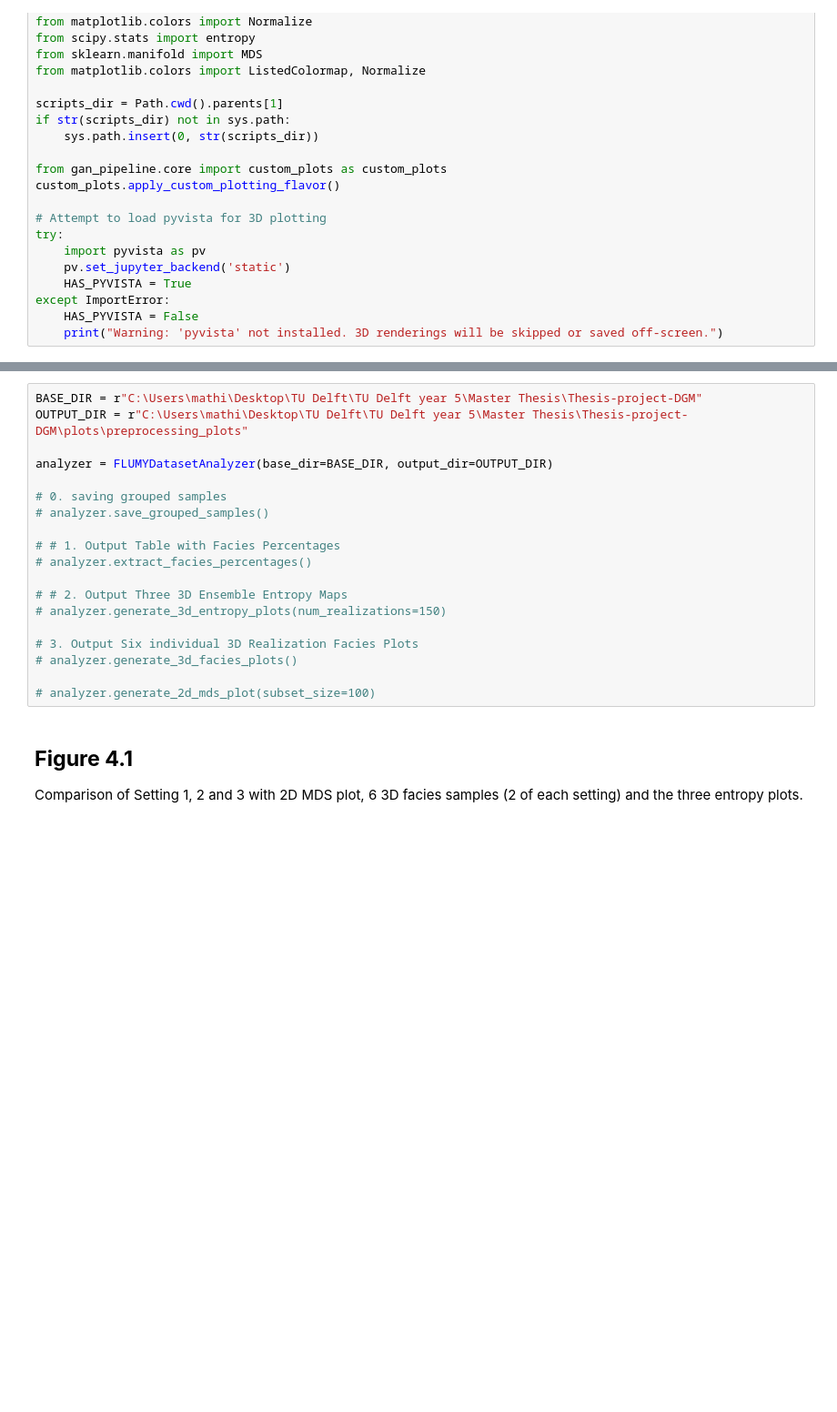
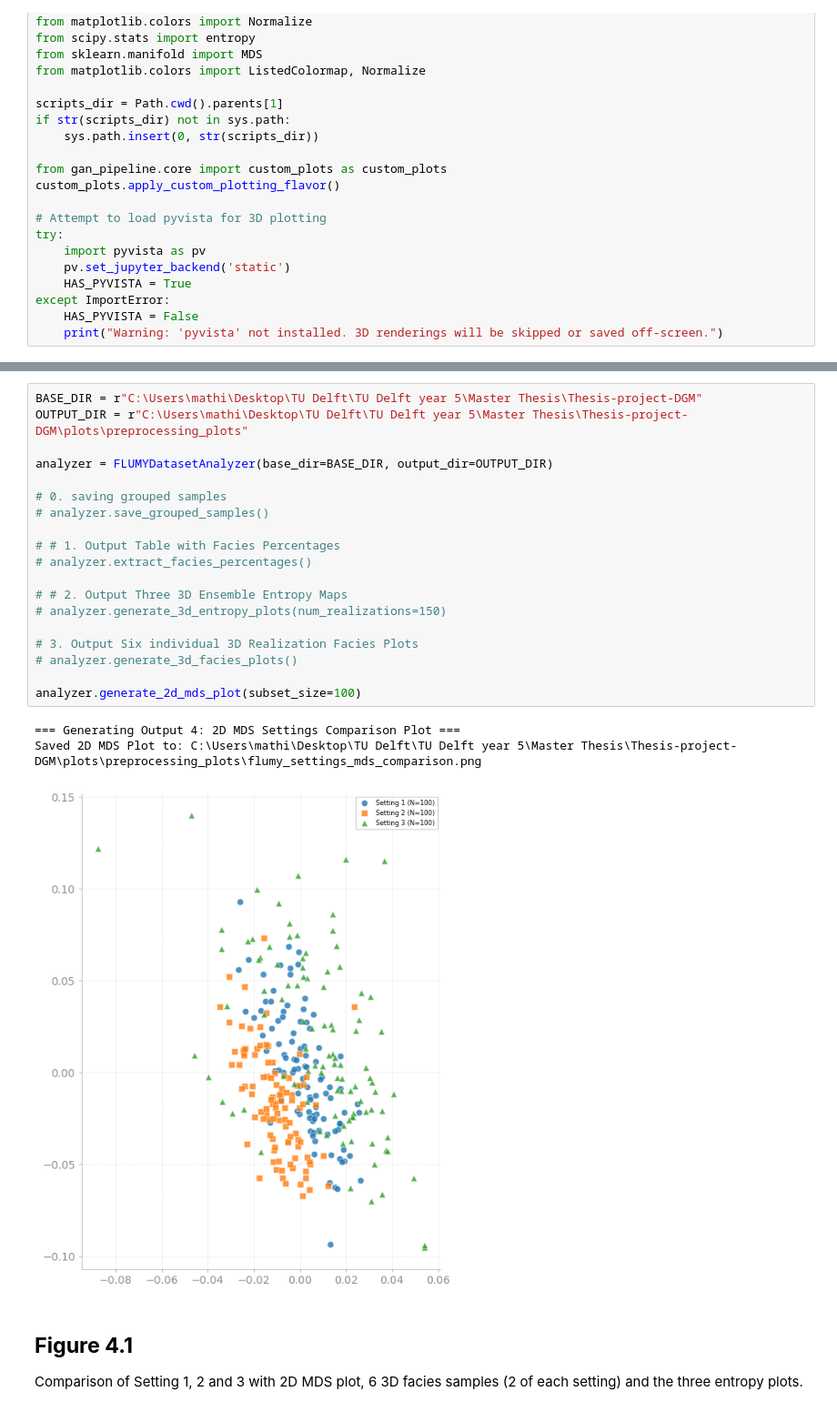
Before and after one commit to Matglassaa/Thesis-project-DGM, a Jupyter notebook: scripts/gan_pipeline/01_preprocessing/datasets_visualization.ipynb, the cells around one changed output, grey strips where cells are left out. Shown at 91% size. Cells and saved outputs as stored; diff of their text form; blank space fills up the shorter version.

```diff
--- a/scripts/gan_pipeline/01_preprocessing/datasets_visualization.ipynb
+++ b/scripts/gan_pipeline/01_preprocessing/datasets_visualization.ipynb
@@ -460,22 +460,26 @@ class FLUMYDatasetAnalyzer:
 # %%
 BASE_DIR = r"C:\Users\mathi\Desktop\TU Delft\TU Delft year 5\Master Thesis\Thesis-project-DGM"
 OUTPUT_DIR = r"C:\Users\mathi\Desktop\TU Delft\TU Delft year 5\Master Thesis\Thesis-project-DGM\plots\preprocessing_plots"
 
 analyzer = FLUMYDatasetAnalyzer(base_dir=BASE_DIR, output_dir=OUTPUT_DIR)
 
 # 0. saving grouped samples
 # analyzer.save_grouped_samples()
 
 # # 1. Output Table with Facies Percentages
 # analyzer.extract_facies_percentages()
 
 # # 2. Output Three 3D Ensemble Entropy Maps
 # analyzer.generate_3d_entropy_plots(num_realizations=150)
 
 # 3. Output Six individual 3D Realization Facies Plots
 # analyzer.generate_3d_facies_plots()
 
-# analyzer.generate_2d_mds_plot(subset_size=100)
+analyzer.generate_2d_mds_plot(subset_size=100)
+# %% [output]
+=== Generating Output 4: 2D MDS Settings Comparison Plot ===
+Saved 2D MDS Plot to: C:\Users\mathi\Desktop\TU Delft\TU Delft year 5\Master Thesis\Thesis-project-DGM\plots\preprocessing_plots\flumy_settings_mds_comparison.png
+[figure, added]
 # %% [markdown]
 ## **Figure 4.1**
 
```
Also changed, not shown: parts of 3 cells of this notebook, 7 other files.
